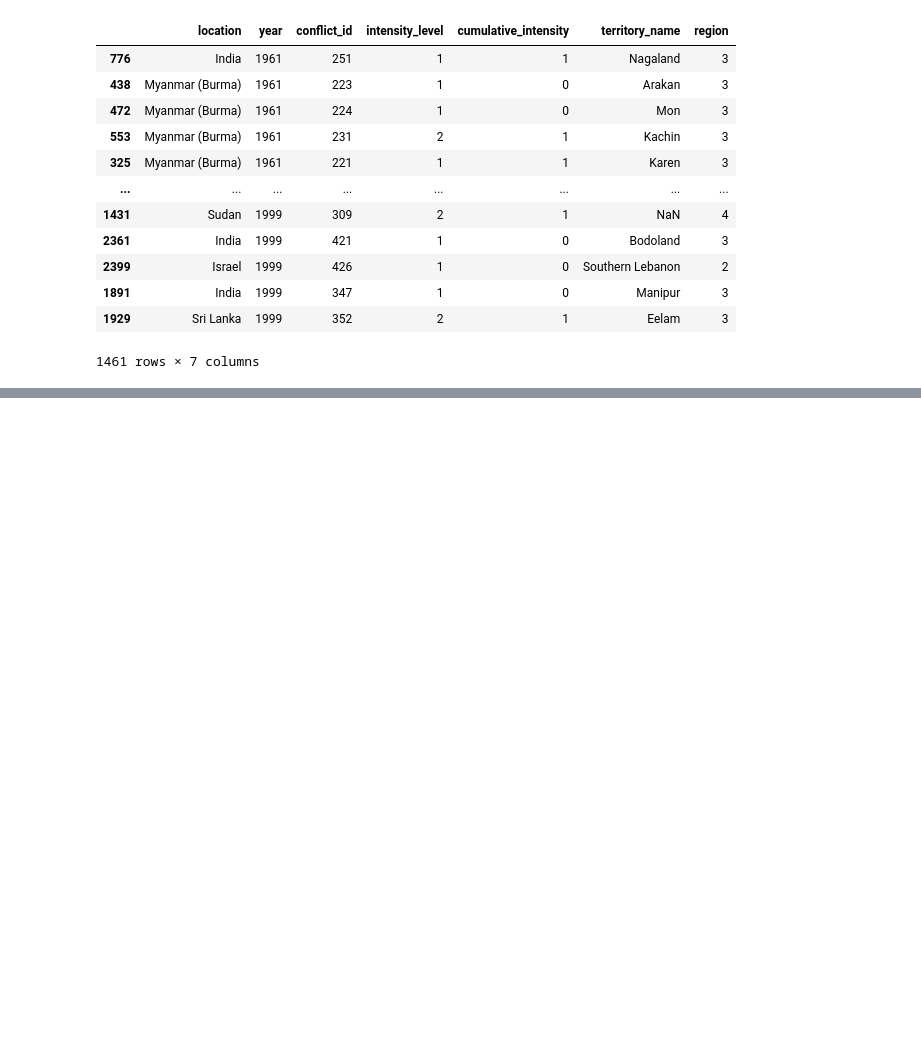
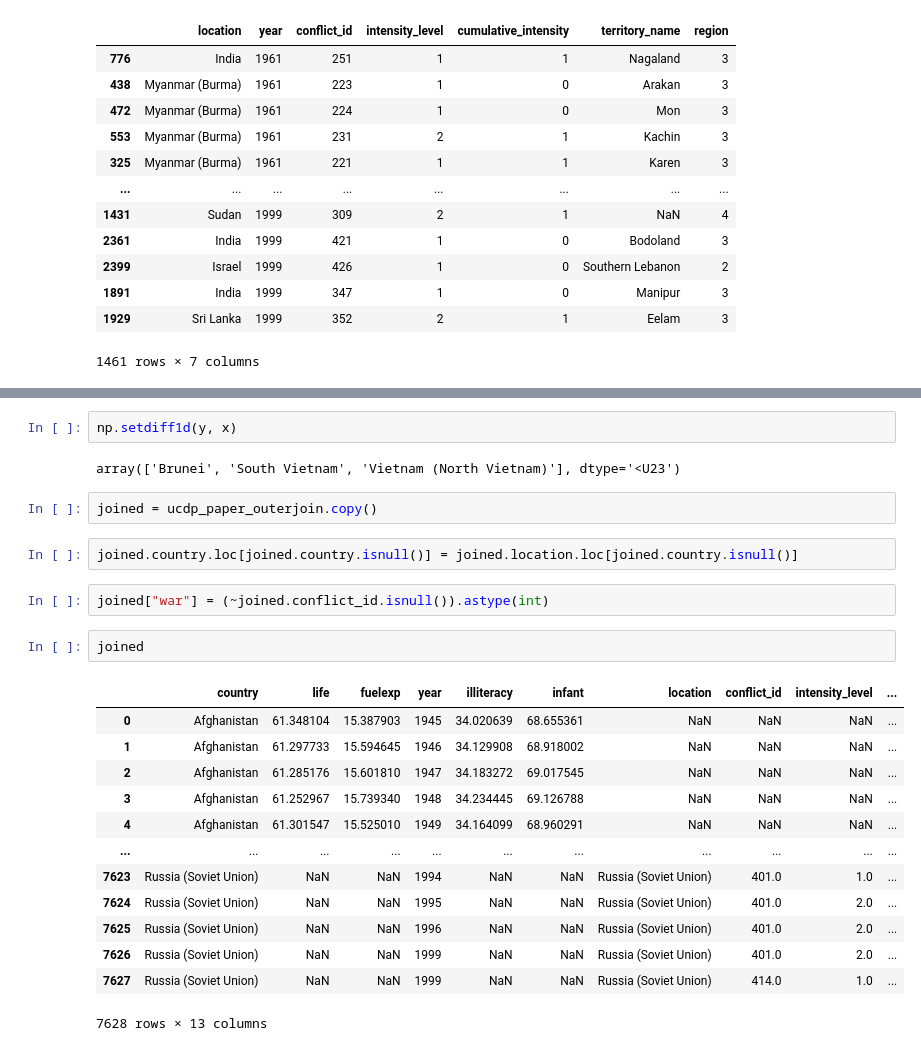
Before and after one commit to epfl-ada/ada-2020-project-milestone-p3-p3_limonada, a Jupyter notebook: creative_extension.ipynb, the cells around one changed output, grey strips where cells are left out. Drawn from its saved outputs; the diff is of its cells as text; blank space fills up the shorter version.

```diff
--- a/creative_extension.ipynb
+++ b/creative_extension.ipynb
@@ -534,0 +605,26 @@ ucdp_wrangled
+# %%
+np.setdiff1d(y, x)
+# %% [output]
+array(['Brunei', 'South Vietnam', 'Vietnam (North Vietnam)'], dtype='<U23')
+# %%
+joined = ucdp_paper_outerjoin.copy()
+# %%
+joined.country.loc[joined.country.isnull()] = joined.location.loc[joined.country.isnull()]
+# %%
+joined["war"] = (~joined.conflict_id.isnull()).astype(int)
+# %%
+joined
+# %% [output]
+|  | country | life | fuelexp | year | illiteracy | infant | location | conflict_id | intensity_level | ... |
+| 0 | Afghanistan | 61.348104 | 15.387903 | 1945 | 34.020639 | 68.655361 | NaN | NaN | NaN | ... |
+| 1 | Afghanistan | 61.297733 | 15.594645 | 1946 | 34.129908 | 68.918002 | NaN | NaN | NaN | ... |
+| 2 | Afghanistan | 61.285176 | 15.601810 | 1947 | 34.183272 | 69.017545 | NaN | NaN | NaN | ... |
+| 3 | Afghanistan | 61.252967 | 15.739340 | 1948 | 34.234445 | 69.126788 | NaN | NaN | NaN | ... |
+| 4 | Afghanistan | 61.301547 | 15.525010 | 1949 | 34.164099 | 68.960291 | NaN | NaN | NaN | ... |
+| ... | ... | ... | ... | ... | ... | ... | ... | ... | ... | ... |
+| 7623 | Russia (Soviet Union) | NaN | NaN | 1994 | NaN | NaN | Russia (Soviet Union) | 401.0 | 1.0 | ... |
+| 7624 | Russia (Soviet Union) | NaN | NaN | 1995 | NaN | NaN | Russia (Soviet Union) | 401.0 | 2.0 | ... |
+| 7625 | Russia (Soviet Union) | NaN | NaN | 1996 | NaN | NaN | Russia (Soviet Union) | 401.0 | 2.0 | ... |
+| 7626 | Russia (Soviet Union) | NaN | NaN | 1999 | NaN | NaN | Russia (Soviet Union) | 401.0 | 2.0 | ... |
+| 7627 | Russia (Soviet Union) | NaN | NaN | 1999 | NaN | NaN | Russia (Soviet Union) | 414.0 | 1.0 | ... |
+7628 rows × 13 columns
```
Also changed, not shown: parts of 9 cells of this notebook.
